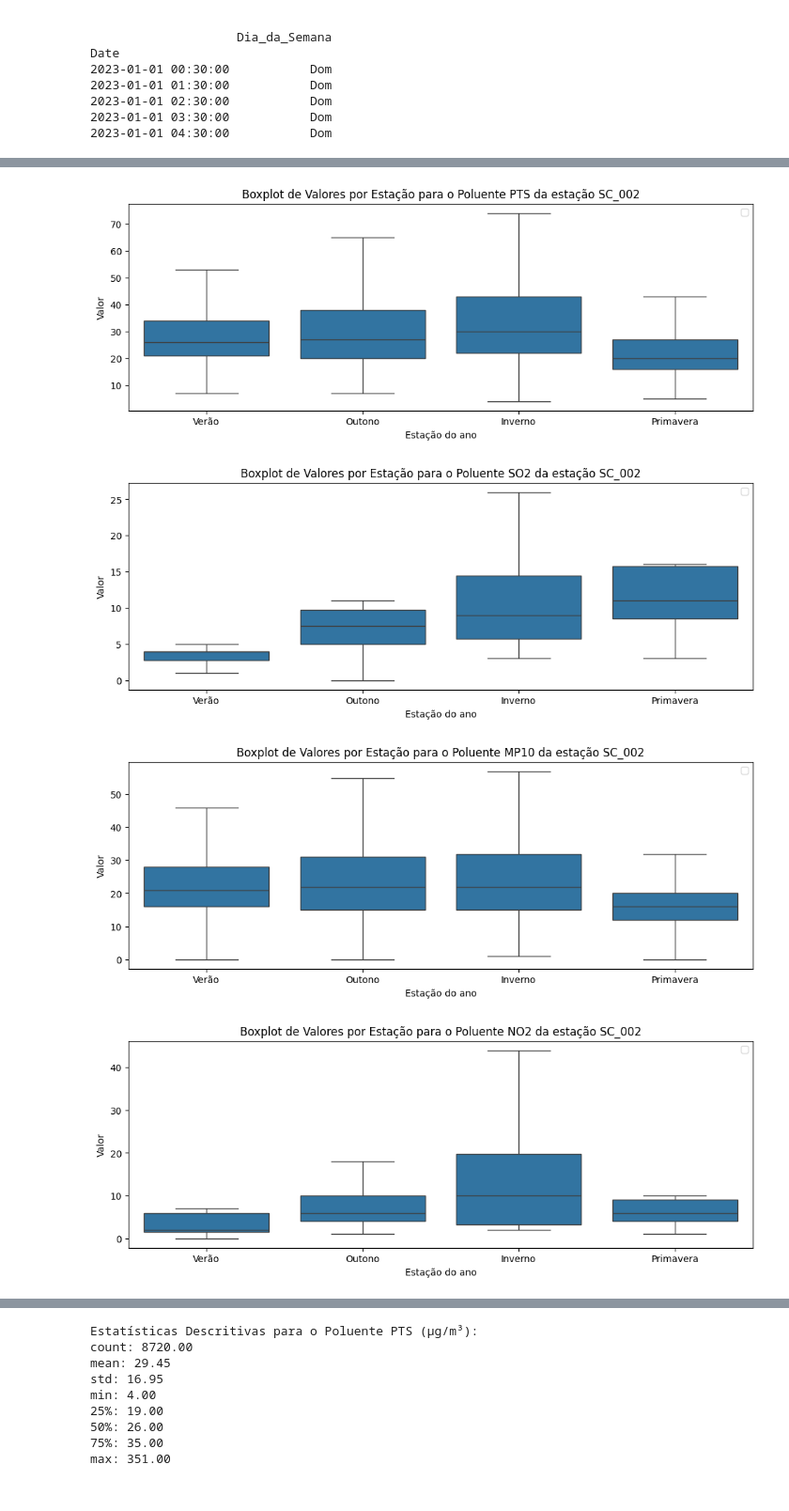
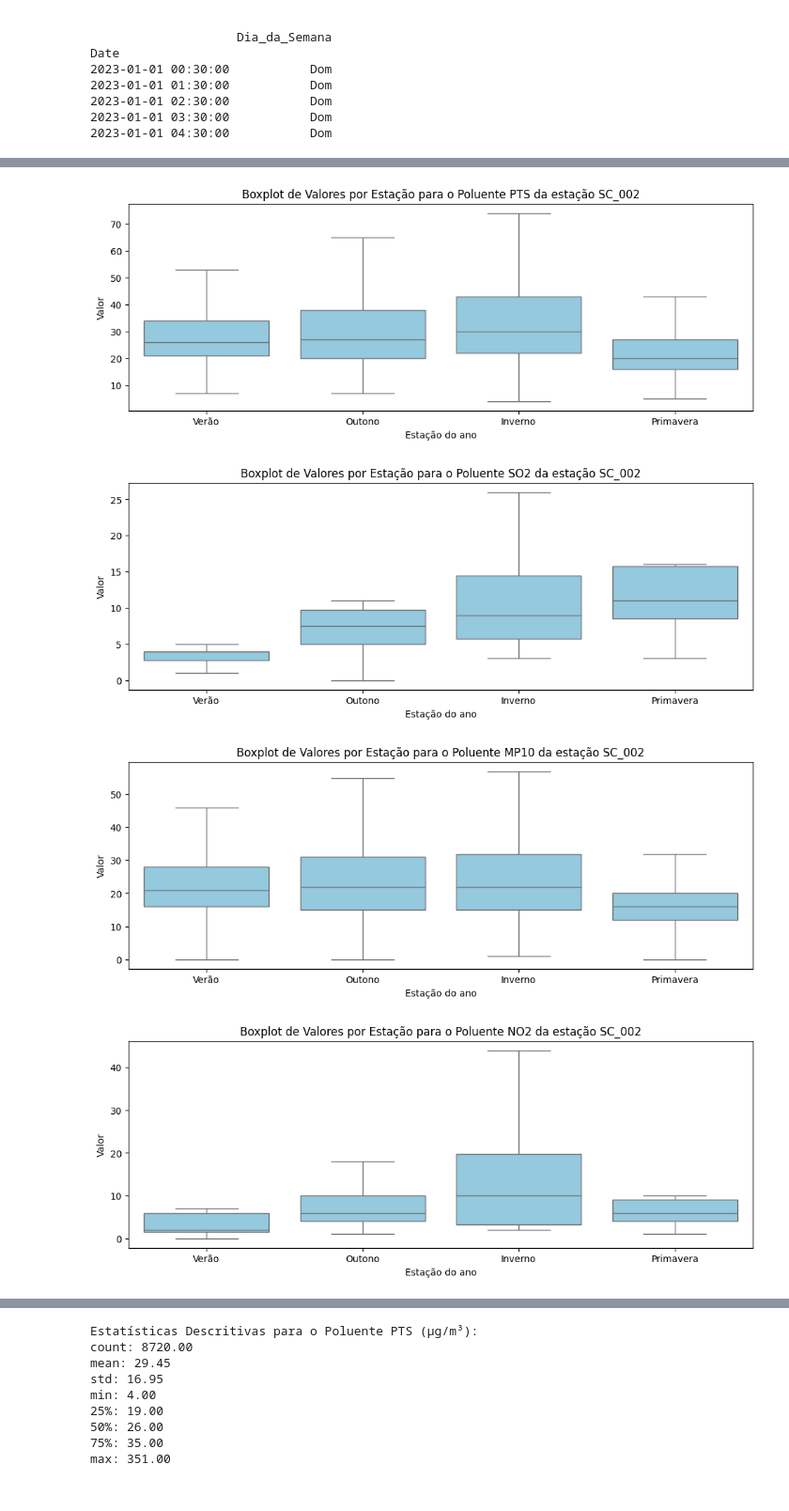
Before and after one commit to anaju-wolmann/ENS410064, a Jupyter notebook: T1_AnaJulia.ipynb, the cells around one changed output, grey strips where cells are left out. Shown: that part at 94% size. Cells and saved outputs as stored; diff of their text form; code cells hidden in the pictures.

```diff
--- a/T1_AnaJulia.ipynb
+++ b/T1_AnaJulia.ipynb
@@ -171,10 +185,10 @@ data
 # Lista de poluentes
 
 poluentes = {
-    "PTS": ('blue', 240, 'µg/m³'),
-    "SO2": ('red', 40, 'µg/m³'),
-    "MP10": ('black', 45, 'µg/m³'),
-    "NO2": ('green', 200, 'µg/m³')
+    "PTS": ('#008B8B', 240, 'µg/m³'),
+    "SO2": ('#800000', 40, 'µg/m³'),
+    "MP10": ('#3CB371', 45, 'µg/m³'),
+    "NO2": ('#9932CC', 200, 'µg/m³')
 }
 
 
@@ -189,10 +203,17 @@ for i, (poluente, (color, limite, unidade)) in enumerate(poluentes.items()):
     media_diaria = dff['Valor'].resample('D').mean()
     min_diaria = dff['Valor'].resample('D').min()
     max_diaria = dff['Valor'].resample('D').max()
+    media_anual = dff['Valor'].resample('Y').mean().iloc[-1]
 
-    ax[i].plot(media_diaria.index, media_diaria, color=color)
+    # Plotando a média diária
+    ax[i].plot(media_diaria.index, media_diaria, color=color, label='Média Diária')
     ax[i].fill_between(media_diaria.index, min_diaria, max_diaria, color=color, alpha=0.2)
-    ax[i].axhline(y=limite, color='blue', linestyle='--', label=f'Limite {poluente}')
+
+    # Plotando a média anual como uma linha horizontal
+    ax[i].axhline(y=media_anual, color='orange', linestyle='-', label=f'Média Anual {poluente}')
+
+    # Plotando limite
+    ax[i].axhline(y=limite, color='red', linestyle='--', label=f'Limite {poluente}')
 
     ax[i].set_title(f'Concentração {poluente}')
     ax[i].set_ylabel(f'Concentração ({unidade})')
@@ -230,13 +251,12 @@ def plot_boxplot(data, poluente):
 
     fig, ax = plt.subplots()
     fig.set_size_inches((12, 4))
-    sns.boxplot(x='Mes', y='Valor', data=data, ax=ax, showfliers=False)
+    sns.boxplot(x='Mes', y='Valor', data=data, ax=ax, showfliers=False,color='#FF69B4')
 
 
     plt.xlabel('Mês do ano')
     plt.ylabel('Valor')
     plt.title(f'Boxplot de Valores Mensais para o Poluente {poluente} da estação SC_002')
-    plt.legend()
     plt.show()
 
 
@@ -258,12 +278,11 @@ def plot_boxplot(data, poluente):
 
     fig, ax = plt.subplots()
     fig.set_size_inches((12, 4))
-    sns.boxplot(x='Hora', y='Valor', data=data, ax=ax, showfliers=False)
+    sns.boxplot(x='Hora', y='Valor', data=data, ax=ax, showfliers=False, color='#DA70D6')
 
     plt.xlabel('Hora do dia')
     plt.ylabel('Valor')
     plt.title(f'Boxplot de Valores Horários para o Poluente {poluente} da estação SC_002')
-    plt.legend()
     plt.show()
 
 
@@ -304,14 +323,13 @@ df_NO2 = adicionar_estacoes(df_NO2)
 def plot_boxplot(data, poluente):
     fig, ax = plt.subplots()
     fig.set_size_inches((12, 4))
-    sns.boxplot(x='Estacao', y='Valor', data=data, ax=ax, showfliers=False)
+    sns.boxplot(x='Estacao', y='Valor', data=data, ax=ax, showfliers=False, color='#87CEEB')
 
 
 
     plt.xlabel('Estação do ano')
     plt.ylabel('Valor')
     plt.title(f'Boxplot de Valores por Estação para o Poluente {poluente} da estação SC_002')
-    plt.legend()
     plt.show()
 
 
@@ -328,7 +361,7 @@ See the caveats in the documentation: https://pandas.pydata.org/pandas-docs/stab
-[figure, old version]
+[figure, new version]
-[figure, old version]
+[figure, new version]
-[figure, old version]
+[figure, new version]
-[figure, old version]
+[figure, new version]
 # %%
 # Função para descrever a coluna 'Valor' de cada poluente
 def descrever_valor(data, poluente):
```
Also changed, not shown: parts of 10 cells of this notebook.
